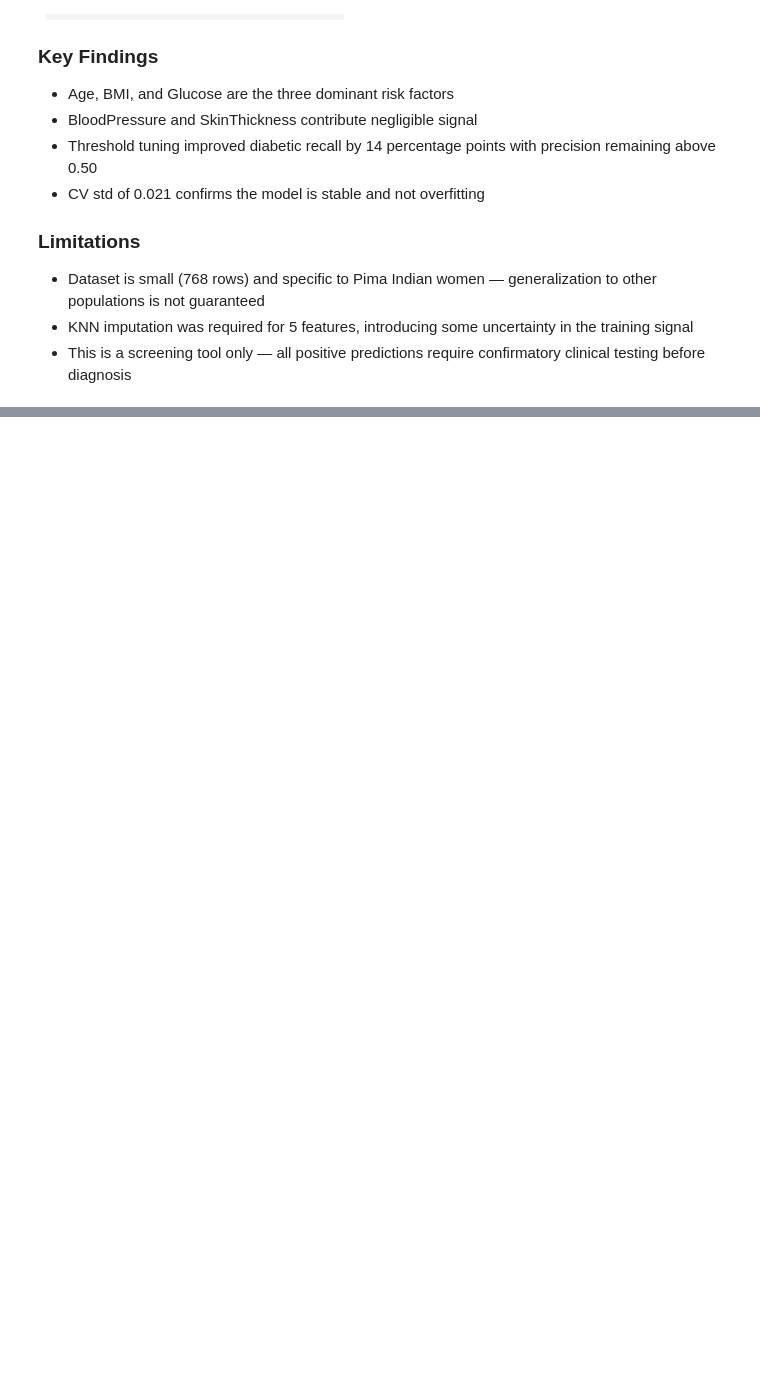
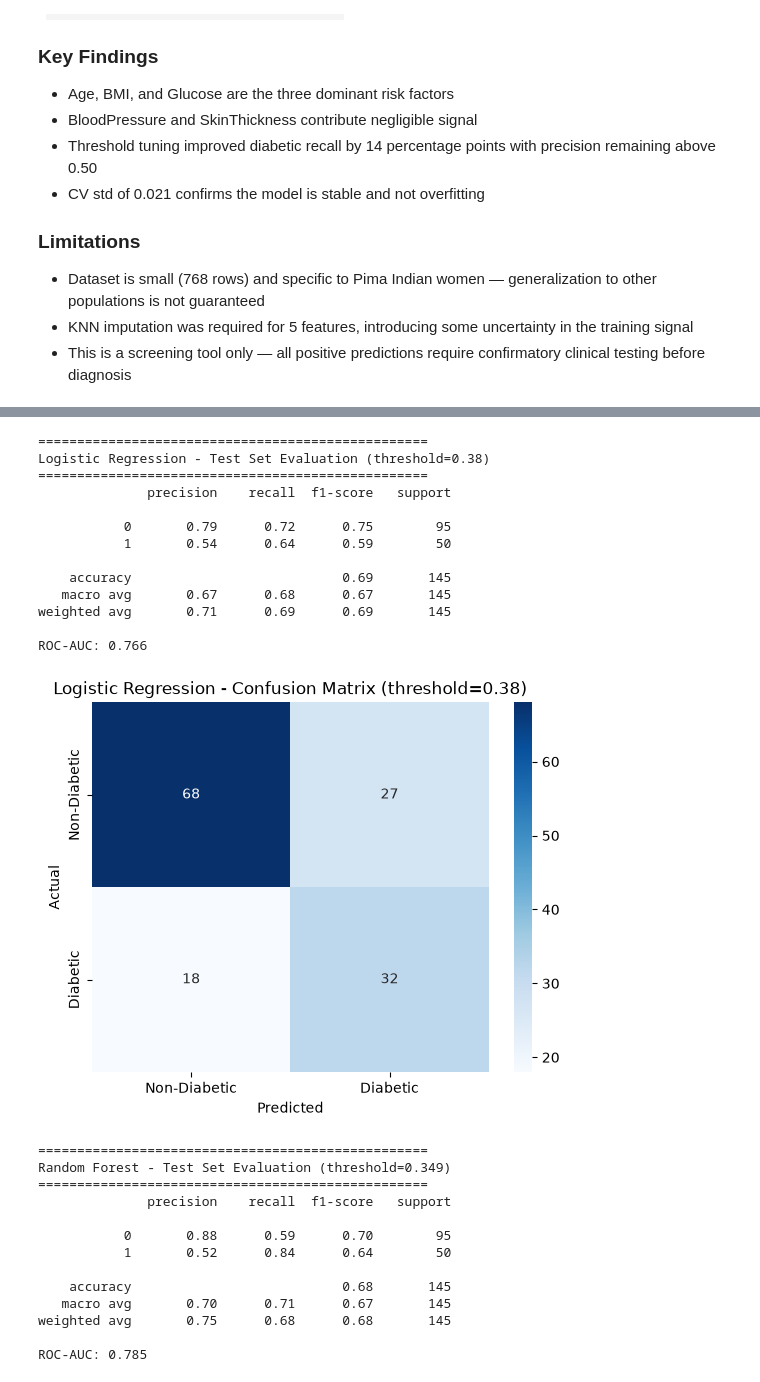
Before and after one commit to sachinadk2011/diabetes-classification-model, a Jupyter notebook: diabetes.ipynb, the cells around one changed output, grey strips where cells are left out. Cells and saved outputs as stored; diff of their text form; code cells hidden in the pictures; blank space fills up the shorter version.

```diff
--- a/diabetes.ipynb
+++ b/diabetes.ipynb
@@ -1485,0 +1676,15 @@ clinical measurements, with recall on the diabetic class as the primary metric.
+# %%
+final_results = []
+for name, grid in [('Random Forest', rf_grid), ('Extra Trees', et_grid), ('Gradient Boosting', gb_grid)]:
+    result, y_prob = find_best_threshold(grid.best_estimator_, x_test_no_eng, y_test)
+    auc = round(roc_auc_score(y_test, y_prob), 3)
+    if result:
+        t, p, r = result
+        y_pred_tuned = (y_prob >= t).astype(int)
+        acc = round(accuracy_score(y_test, y_pred_tuned), 3)
+        final_results.append({'Model': name, 'Threshold': round(t,3), 'Recall': round(r,3), 'Precision': round(p,3), 'Accuracy': acc, 'ROC-AUC': auc})
+    else:
+        final_results.append({'Model': name, 'Threshold': None, 'Recall': None, 'Precision': None, 'Accuracy': None, 'ROC-AUC': auc})
+
+final_df = pd.DataFrame(final_results)
+print(final_df)
@@ -1485,0 +1730,59 @@ clinical measurements, with recall on the diabetic class as the primary metric.
+# %%
+# your threshold search results from stage 2b, plus LR's from earlier
+best_thresholds = {
+    'Logistic Regression': 0.380,
+    'Random Forest': 0.349,
+    'Extra Trees': 0.498,
+    'Gradient Boosting': 0.322
+}
+
+for name, grid in [('Logistic Regression', lr_grid), ('Random Forest', rf_grid),
+                    ('Extra Trees', et_grid), ('Gradient Boosting', gb_grid)]:
+    best_model = grid.best_estimator_
+    y_prob = best_model.predict_proba(x_test_no_eng)[:, 1]
+
+    threshold = best_thresholds[name]
+    y_pred = (y_prob >= threshold).astype(int)   # <-- apply YOUR threshold, not .predict()'s default 0.5
+
+    print(f"\n{'='*50}")
+    print(f"{name} - Test Set Evaluation (threshold={threshold})")
+    print(f"{'='*50}")
+    print(classification_report(y_test, y_pred))
+    print("ROC-AUC:", round(roc_auc_score(y_test, y_prob), 3))
+
+    cm = confusion_matrix(y_test, y_pred)
+    sns.heatmap(cm, annot=True, fmt='d', cmap='Blues',
+                xticklabels=['Non-Diabetic', 'Diabetic'],
+                yticklabels=['Non-Diabetic', 'Diabetic'])
+    plt.title(f'{name} - Confusion Matrix (threshold={threshold})')
+    plt.ylabel('Actual')
+    plt.xlabel('Predicted')
+    plt.show()
+# %% [output]
+==================================================
+Logistic Regression - Test Set Evaluation (threshold=0.38)
+==================================================
+              precision    recall  f1-score   support
+
+           0       0.79      0.72      0.75        95
+           1       0.54      0.64      0.59        50
+
+    accuracy                           0.69       145
+   macro avg       0.67      0.68      0.67       145
+weighted avg       0.71      0.69      0.69       145
+
+ROC-AUC: 0.766
+[figure, added]
+==================================================
+Random Forest - Test Set Evaluation (threshold=0.349)
+==================================================
+              precision    recall  f1-score   support
+
+           0       0.88      0.59      0.70        95
+           1       0.52      0.84      0.64        50
+
+    accuracy                           0.68       145
+   macro avg       0.70      0.71      0.67       145
+weighted avg       0.75      0.68      0.68       145
+
+ROC-AUC: 0.785
```
Also changed, not shown: parts of 11 cells of this notebook, 2 other files.
